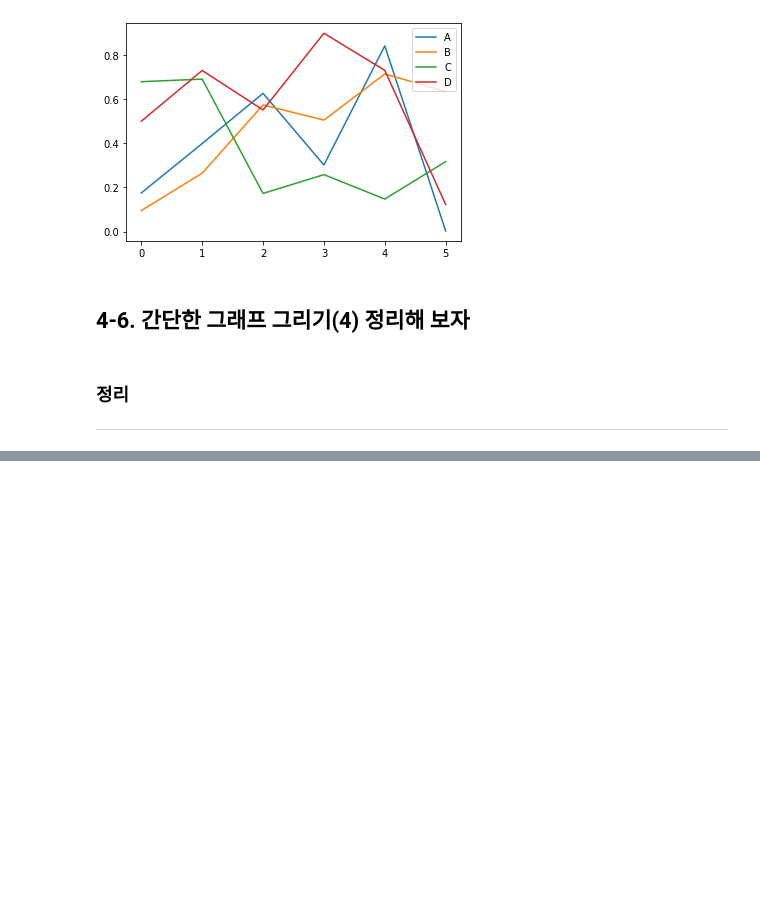
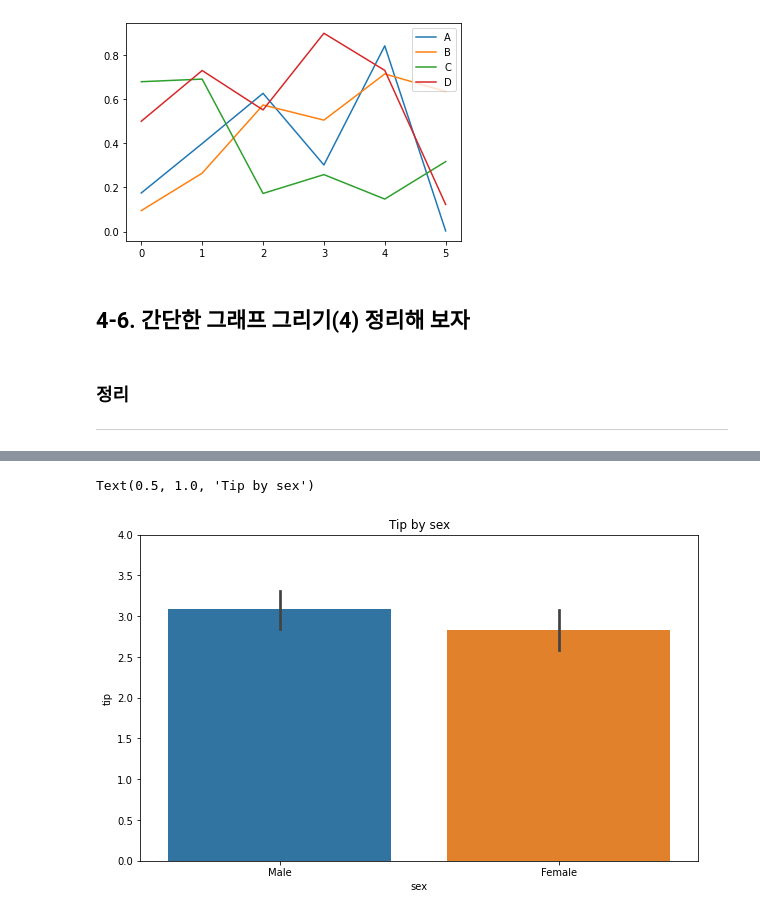
Before and after one commit to hyungminkimdev/aiffel, a Jupyter notebook: 240523-data-visualization/Data Visualization.ipynb, the cells around one changed output, grey strips where cells are left out. Saved outputs shown, nothing was run; the diff lists cells and outputs as text; code cells hidden in the pictures; blank space fills up the shorter version.

```diff
--- a/240523-data-visualization/Data Visualization.ipynb
+++ b/240523-data-visualization/Data Visualization.ipynb
@@ -311,0 +515,8 @@ plt.show()
+# %%
+plt.figure(figsize=(10,6)) # 도화지 사이즈를 정합니다.
+sns.barplot(data=df, x='sex', y='tip')
+plt.ylim(0, 4) # y값의 범위를 정합니다.
+plt.title('Tip by sex') # 그래프 제목을 정합니다.
+# %% [output]
+Text(0.5, 1.0, 'Tip by sex')
+[figure, added]
```
Also changed, not shown: parts of 30 cells of this notebook.
